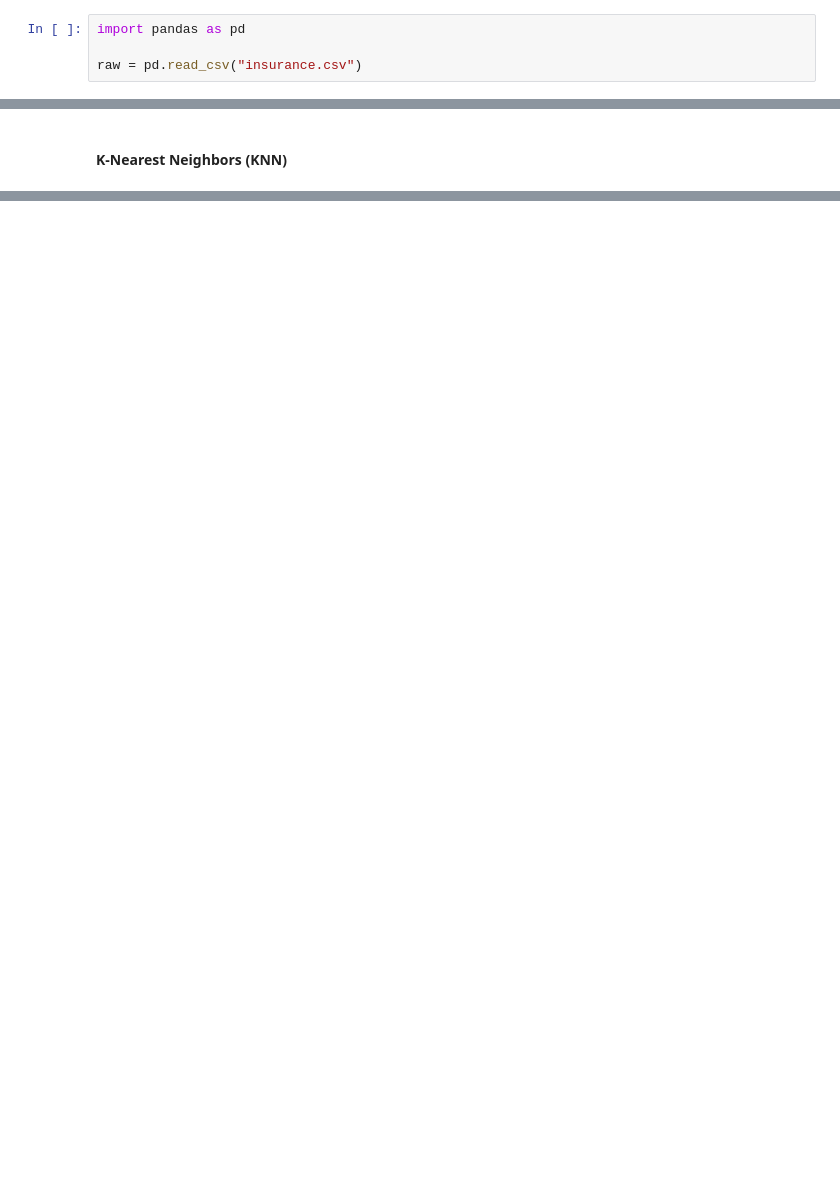
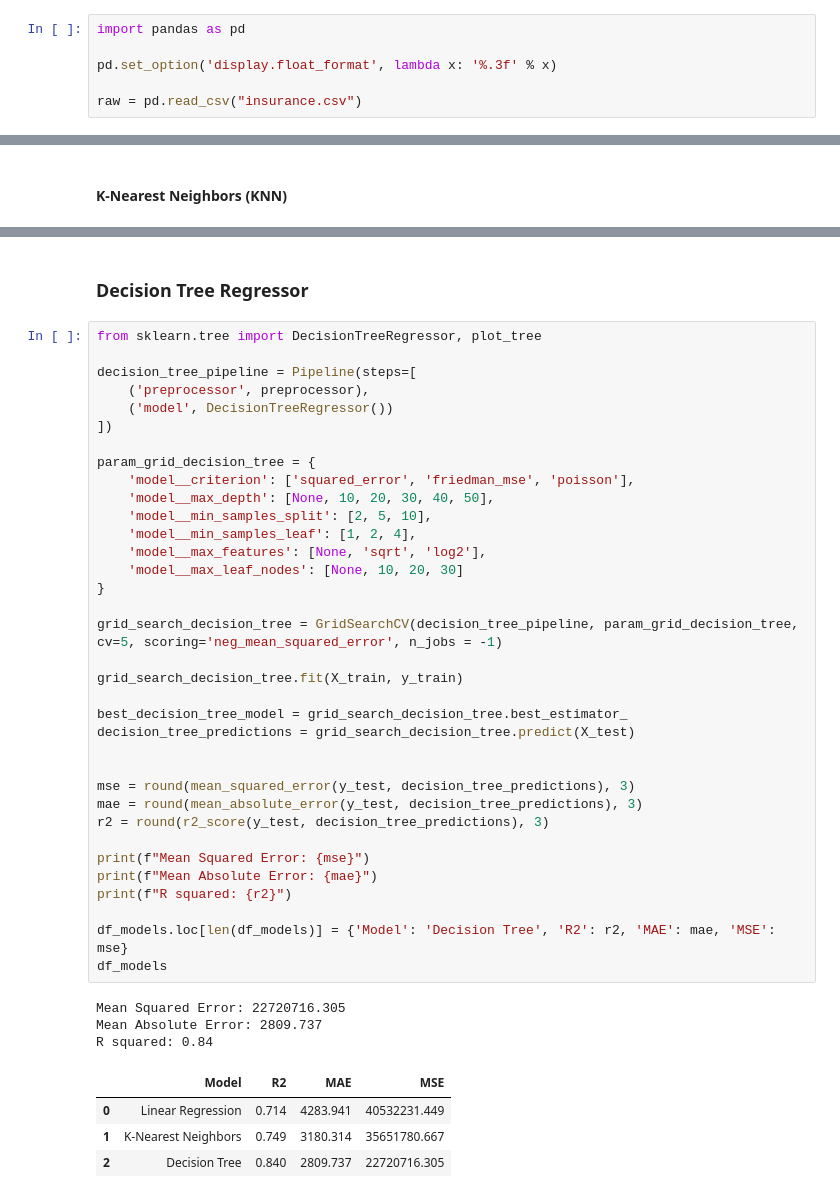
Before and after one commit to carlos-rian/fiap-pos-tech, a Jupyter notebook: tech-challenge.ipynb, the cells around one changed output, grey strips where cells are left out. Saved outputs shown, nothing was run; the diff lists cells and outputs as text; blank space fills up the shorter version.

Commit message:
Refactor data display section in tech-challenge.ipynb

```diff
--- a/tech-challenge.ipynb
+++ b/tech-challenge.ipynb
@@ -11,6 +11,8 @@
 # %%
 import pandas as pd
 
+pd.set_option('display.float_format', lambda x: '%.3f' % x)
+
 raw = pd.read_csv("insurance.csv")
 # %% [markdown]
 ## **Transform Data**
@@ -243,0 +253,45 @@ R squared: 0.749
+# %% [markdown]
+### Decision Tree Regressor
+# %%
+from sklearn.tree import DecisionTreeRegressor, plot_tree
+
+decision_tree_pipeline = Pipeline(steps=[
+    ('preprocessor', preprocessor),
+    ('model', DecisionTreeRegressor())
+])
+
+param_grid_decision_tree = {
+    'model__criterion': ['squared_error', 'friedman_mse', 'poisson'],
+    'model__max_depth': [None, 10, 20, 30, 40, 50],
+    'model__min_samples_split': [2, 5, 10],
+    'model__min_samples_leaf': [1, 2, 4],
+    'model__max_features': [None, 'sqrt', 'log2'],
+    'model__max_leaf_nodes': [None, 10, 20, 30]
+}
+
+grid_search_decision_tree = GridSearchCV(decision_tree_pipeline, param_grid_decision_tree, cv=5, scoring='neg_mean_squared_error', n_jobs = -1)
+
+grid_search_decision_tree.fit(X_train, y_train)
+
+best_decision_tree_model = grid_search_decision_tree.best_estimator_
+decision_tree_predictions = grid_search_decision_tree.predict(X_test)
+
+
+mse = round(mean_squared_error(y_test, decision_tree_predictions), 3)
+mae = round(mean_absolute_error(y_test, decision_tree_predictions), 3)
+r2 = round(r2_score(y_test, decision_tree_predictions), 3)
+
+print(f"Mean Squared Error: {mse}")
+print(f"Mean Absolute Error: {mae}")
+print(f"R squared: {r2}")
+
+df_models.loc[len(df_models)] = {'Model': 'Decision Tree', 'R2': r2, 'MAE': mae, 'MSE': mse}
+df_models
+# %% [output]
+Mean Squared Error: 22720716.305
+Mean Absolute Error: 2809.737
+R squared: 0.84
+|  | Model | R2 | MAE | MSE |
+| 0 | Linear Regression | 0.714 | 4283.941 | 40532231.449 |
+| 1 | K-Nearest Neighbors | 0.749 | 3180.314 | 35651780.667 |
+| 2 | Decision Tree | 0.840 | 2809.737 | 22720716.305 |
```
Also changed, not shown: parts of 4 cells of this notebook.
